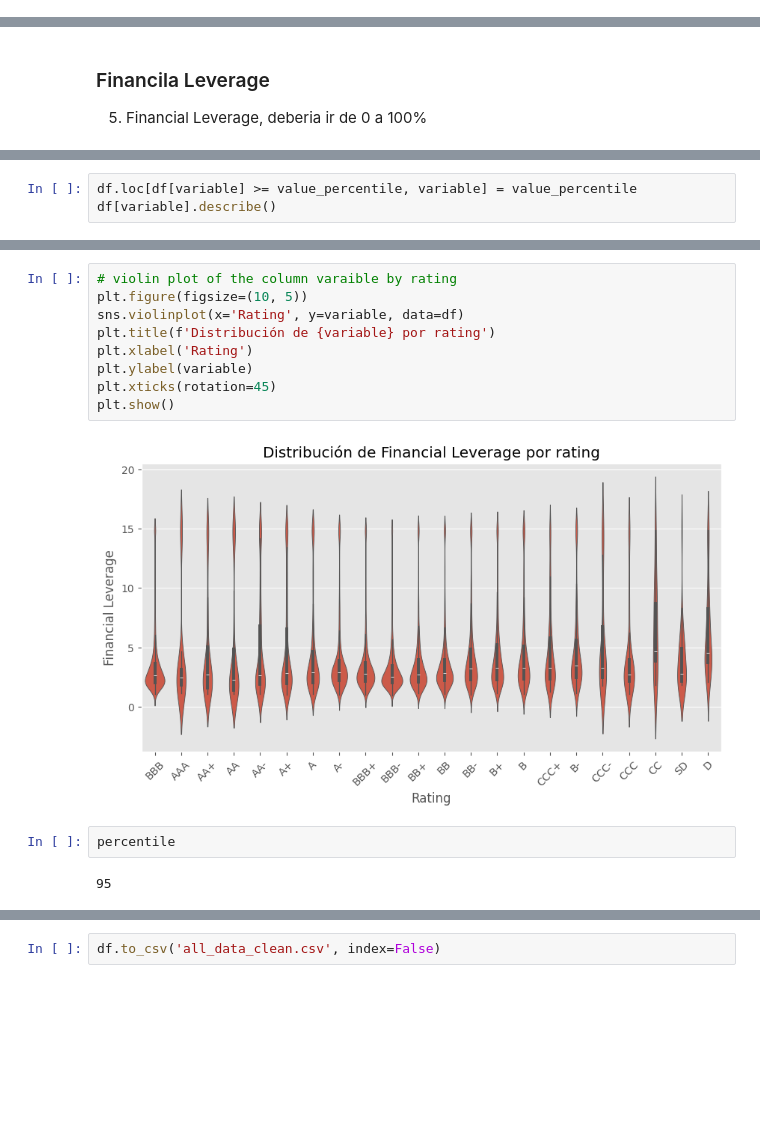
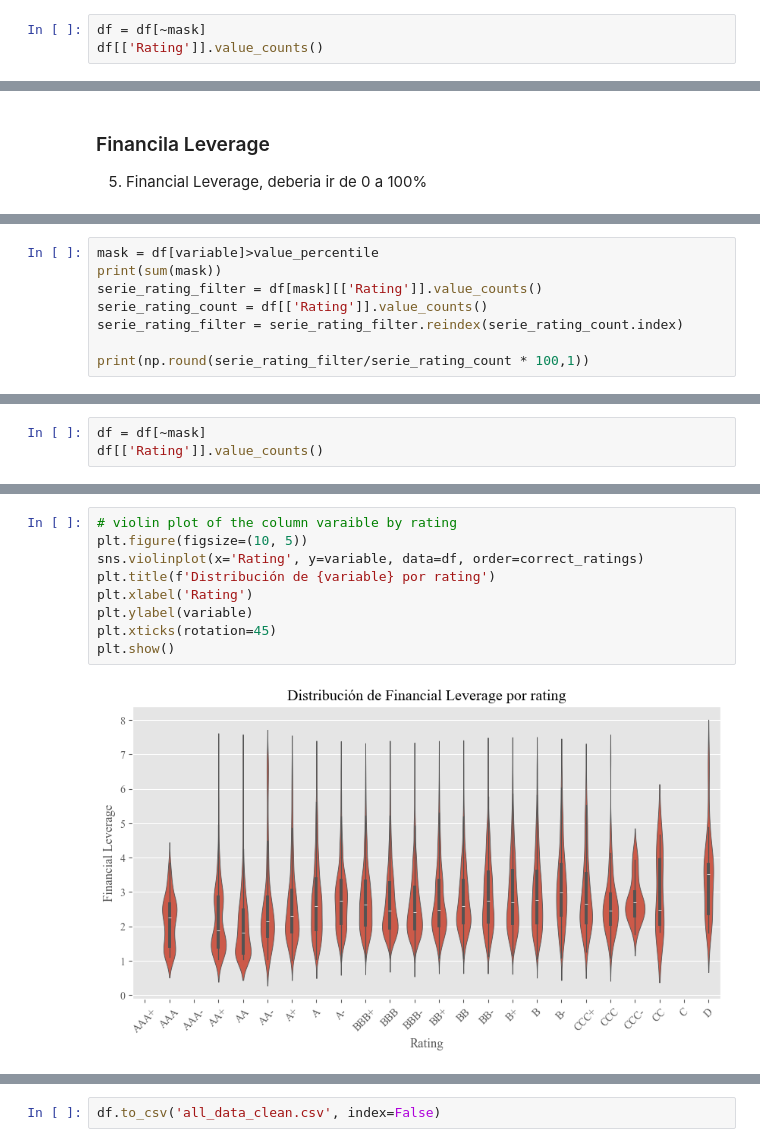
Before and after one commit to RubenPhy/rating_analisis, a Jupyter notebook: 2_analisis_inicial.ipynb, the cells around one changed output, grey strips where cells are left out. Cells and saved outputs as stored; diff of their text form; blank space fills up the shorter version.

```diff
--- a/2_analisis_inicial.ipynb
+++ b/2_analisis_inicial.ipynb
@@ -623,0 +927,3 @@ Name: Debt to Equity, dtype: float64
+# %%
+df = df[~mask]
+df[['Rating']].value_counts()
@@ -671,3 +996,0 @@ plt.show()
-# %%
-df.loc[df[variable] >= value_percentile, variable] = value_percentile
-df[variable].describe()
@@ -683,0 +997,8 @@ Name: Financial Leverage, dtype: float64
+# %%
+mask = df[variable]>value_percentile
+print(sum(mask))
+serie_rating_filter = df[mask][['Rating']].value_counts()
+serie_rating_count = df[['Rating']].value_counts()
+serie_rating_filter = serie_rating_filter.reindex(serie_rating_count.index)
+
+print(np.round(serie_rating_filter/serie_rating_count * 100,1))
@@ -683,0 +1023,3 @@ Name: Financial Leverage, dtype: float64
+# %%
+df = df[~mask]
+df[['Rating']].value_counts()
@@ -684,15 +1044,11 @@ Name: Financial Leverage, dtype: float64
 # %%
 # violin plot of the column varaible by rating
 plt.figure(figsize=(10, 5))
-sns.violinplot(x='Rating', y=variable, data=df)
+sns.violinplot(x='Rating', y=variable, data=df, order=correct_ratings)
 plt.title(f'Distribución de {variable} por rating')
 plt.xlabel('Rating')
 plt.ylabel(variable)
 plt.xticks(rotation=45)
 plt.show()
 # %% [output]
-[figure, old version]
+[figure, new version]
-# %%
-percentile
-# %% [output]
-95
```
Also changed, not shown: parts of 111 cells of this notebook, 2 other files.
